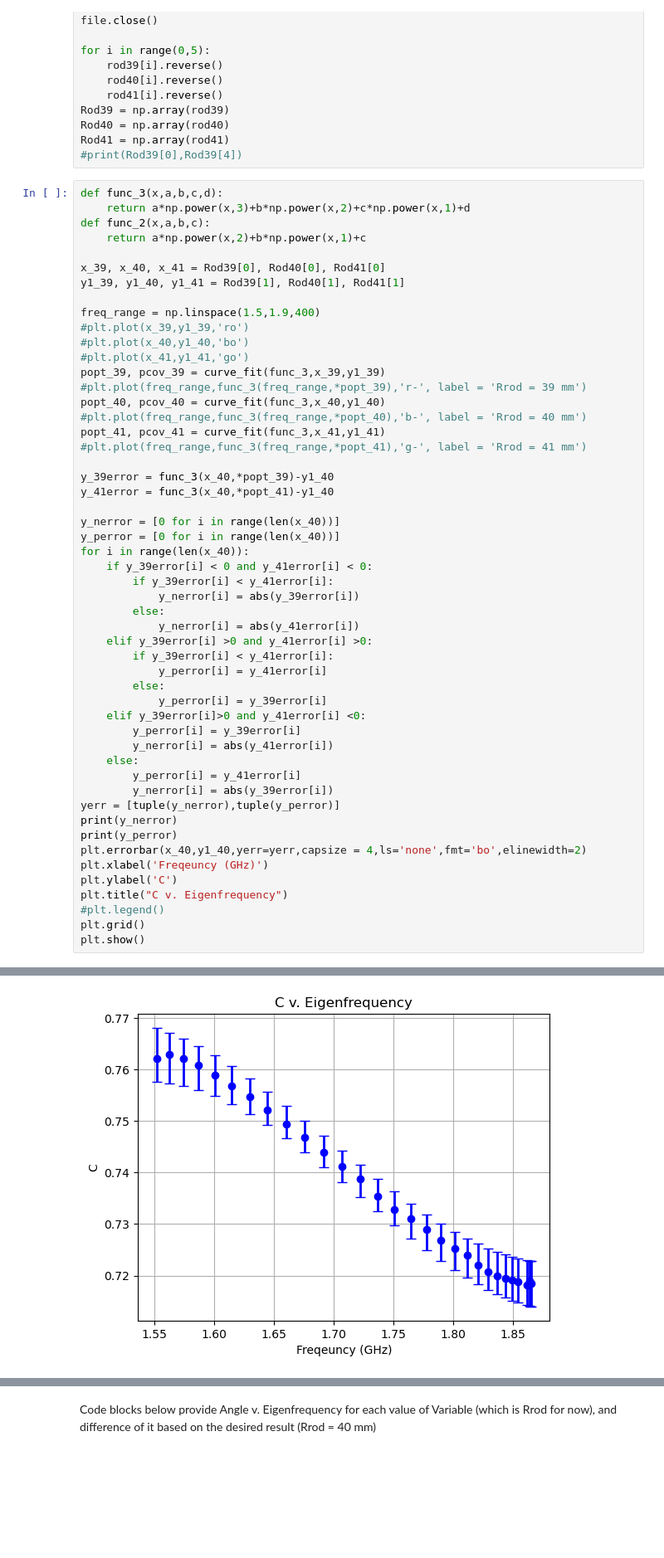
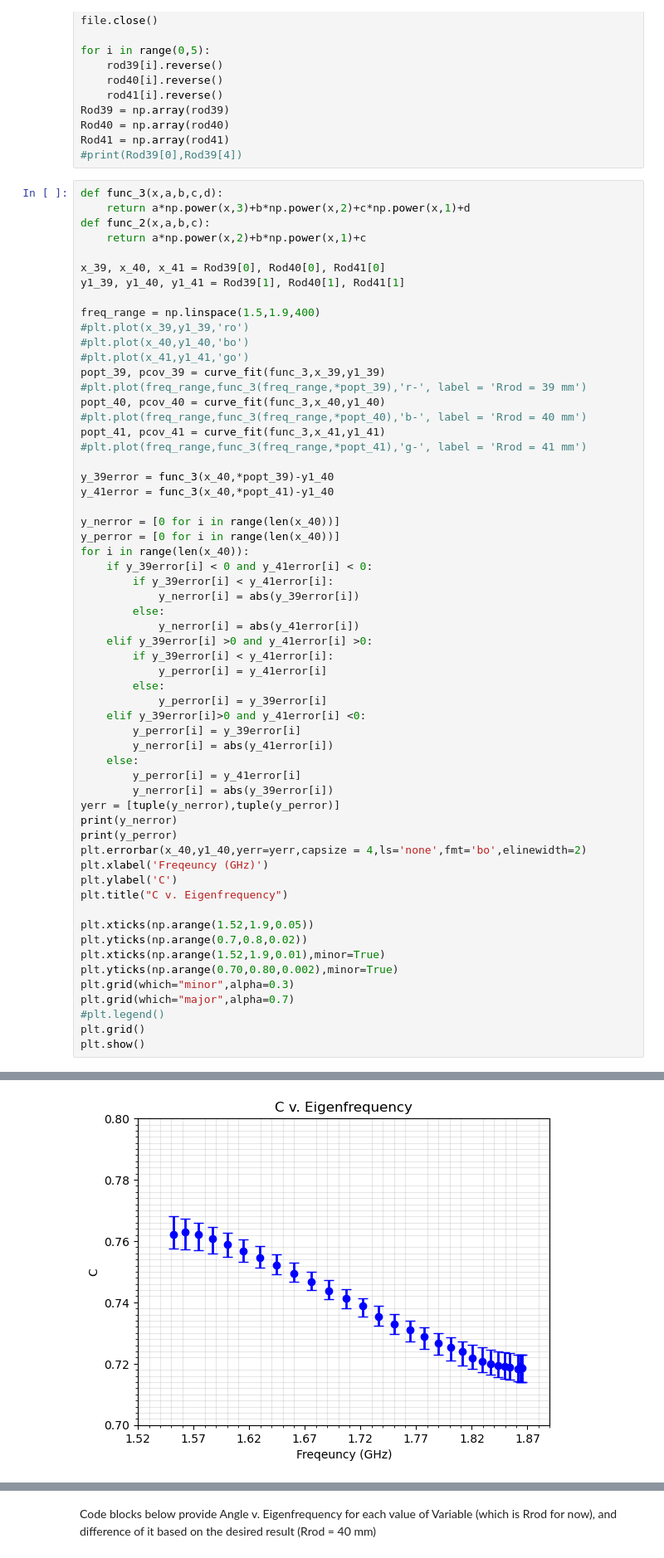
Before and after one commit to peanutflavorbean/CAPP, a Jupyter notebook: Hrod_tolerance copy.ipynb, the cells around one changed output, grey strips where cells are left out. Shown at 83% size. Saved outputs shown, nothing was run; the diff lists cells and outputs as text; blank space fills up the shorter version.

```diff
--- a/Hrod_tolerance copy.ipynb
+++ b/Hrod_tolerance copy.ipynb
@@ -69,34 +69,41 @@ y_perror = [0 for i in range(len(x_40))]
 for i in range(len(x_40)):
     if y_39error[i] < 0 and y_41error[i] < 0:
         if y_39error[i] < y_41error[i]:
             y_nerror[i] = abs(y_39error[i])
         else:
             y_nerror[i] = abs(y_41error[i])
     elif y_39error[i] >0 and y_41error[i] >0:
         if y_39error[i] < y_41error[i]:
             y_perror[i] = y_41error[i]
         else:
             y_perror[i] = y_39error[i]
     elif y_39error[i]>0 and y_41error[i] <0:
         y_perror[i] = y_39error[i]
         y_nerror[i] = abs(y_41error[i])
     else:
         y_perror[i] = y_41error[i]
         y_nerror[i] = abs(y_39error[i])
 yerr = [tuple(y_nerror),tuple(y_perror)]
 print(y_nerror)
 print(y_perror)
 plt.errorbar(x_40,y1_40,yerr=yerr,capsize = 4,ls='none',fmt='bo',elinewidth=2)
 plt.xlabel('Freqeuncy (GHz)')
 plt.ylabel('C')
 plt.title("C v. Eigenfrequency")
+
+plt.xticks(np.arange(1.52,1.9,0.05))
+plt.yticks(np.arange(0.7,0.8,0.02))
+plt.xticks(np.arange(1.52,1.9,0.01),minor=True)
+plt.yticks(np.arange(0.70,0.80,0.002),minor=True)
+plt.grid(which="minor",alpha=0.3)
+plt.grid(which="major",alpha=0.7)
 #plt.legend()
 plt.grid()
 plt.show()
 # %% [output]
 [0.004487924803065035, 0.004469621123778134, 0.004944753909206345, 0.004017427653420724, 0.004085127332567939, 0.004063012422629297, 0.0038367050361181043, 0.003540862494280539, 0.00344222834619623, 0 ...
 [0.0043446234938112616, 0.004356702170195681, 0.00385659605804356, 0.00473994669283917, 0.004521272236141183, 0.004439631912231734, 0.0045391863874755245, 0.004685091483220383, 0.004615331820533641, 0 ...
-[figure, old version]
+[figure, new version]
 # %%
 popt_39and40 = (popt_39-popt_40)
 popt_41and40 = (popt_41-popt_40)
```
Also changed, not shown: parts of 2 cells of this notebook, 1 other file.
